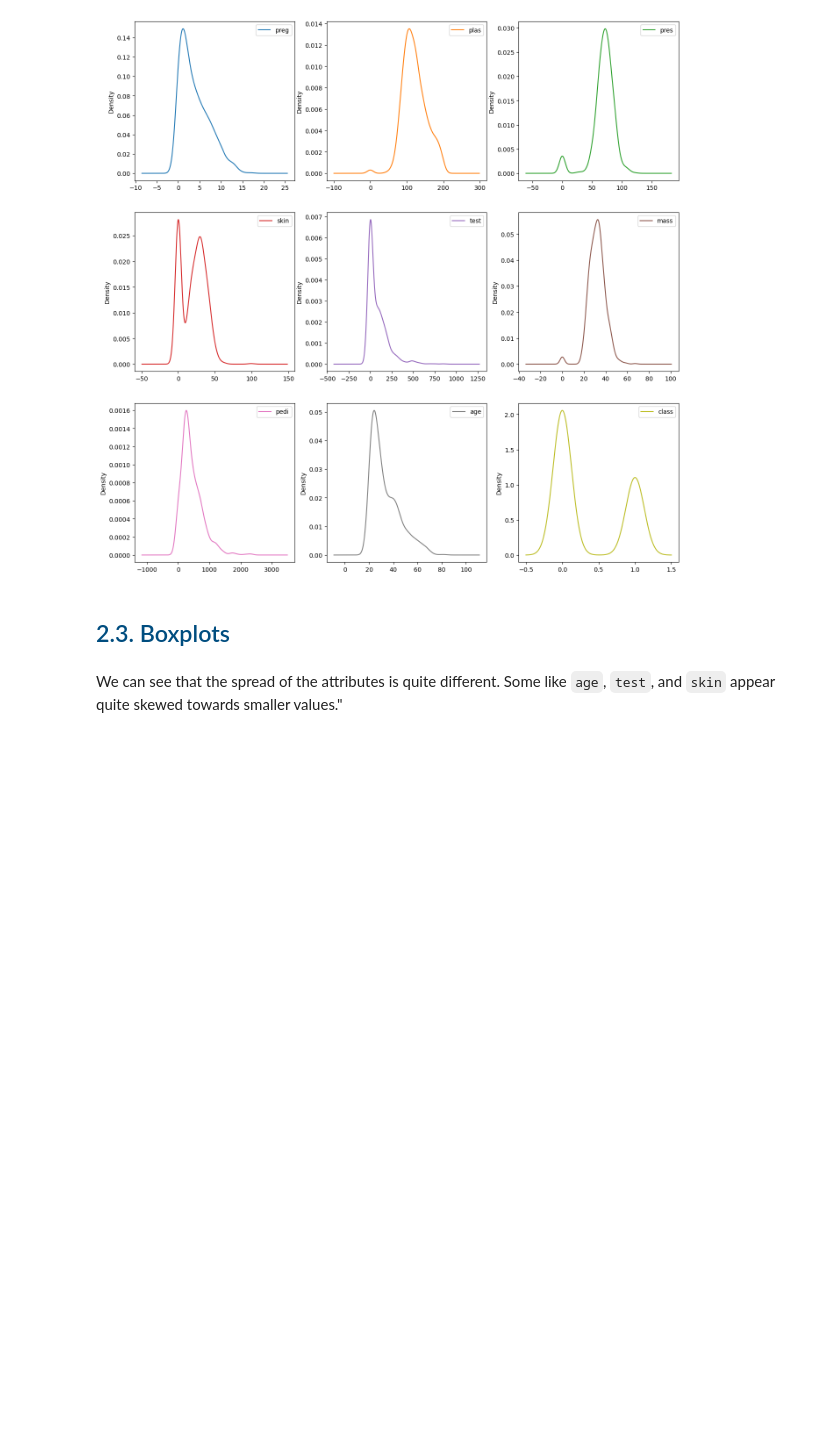
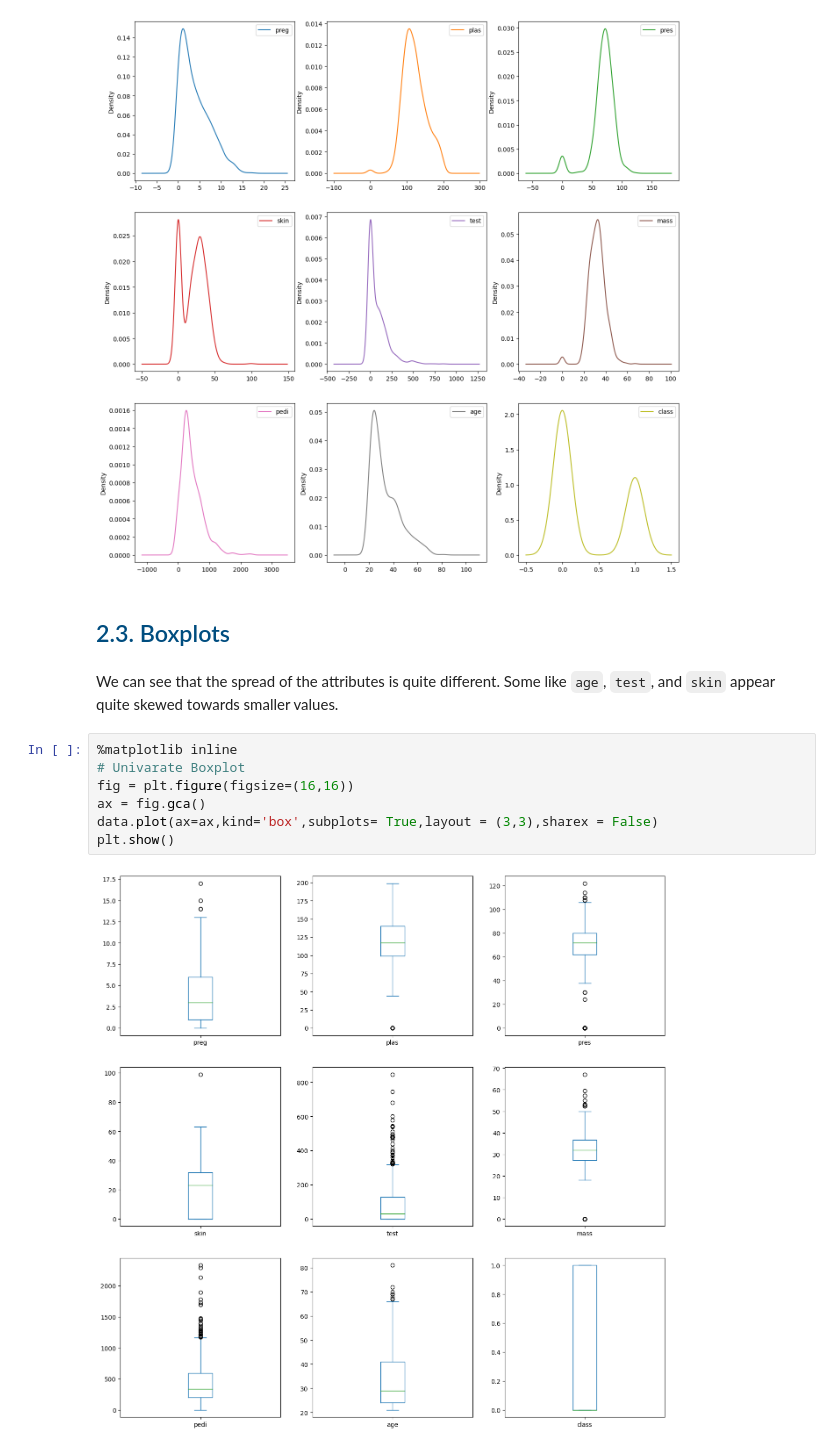
Before and after one commit to JonatanBadillo/Data-Science-with-Python, a Jupyter notebook: 2. Data Analysis/2.3. Data Visualization.ipynb, the cells around one changed output. Cells and saved outputs as stored; diff of their text form; blank space fills up the shorter version.

```diff
--- a/2. Data Analysis/2.3. Data Visualization.ipynb
+++ b/2. Data Analysis/2.3. Data Visualization.ipynb
@@ -109,4 +109,13 @@ plt.show()
 <a id="section23"></a>
    ## <font color="#004D7F">2.3. Boxplots </font>
 # %% [markdown]
-We can see that the spread of the attributes is quite different. Some like `age`, `test`, and `skin` appear quite skewed towards smaller values."
+We can see that the spread of the attributes is quite different. Some like `age`, `test`, and `skin` appear quite skewed towards smaller values.
+# %%
+%matplotlib inline
+# Univarate Boxplot
+fig = plt.figure(figsize=(16,16))
+ax = fig.gca()
+data.plot(ax=ax,kind='box',subplots= True,layout = (3,3),sharex = False)
+plt.show()
+# %% [output]
+[figure, added]
```
Also changed, not shown: parts of 5 cells of this notebook.
